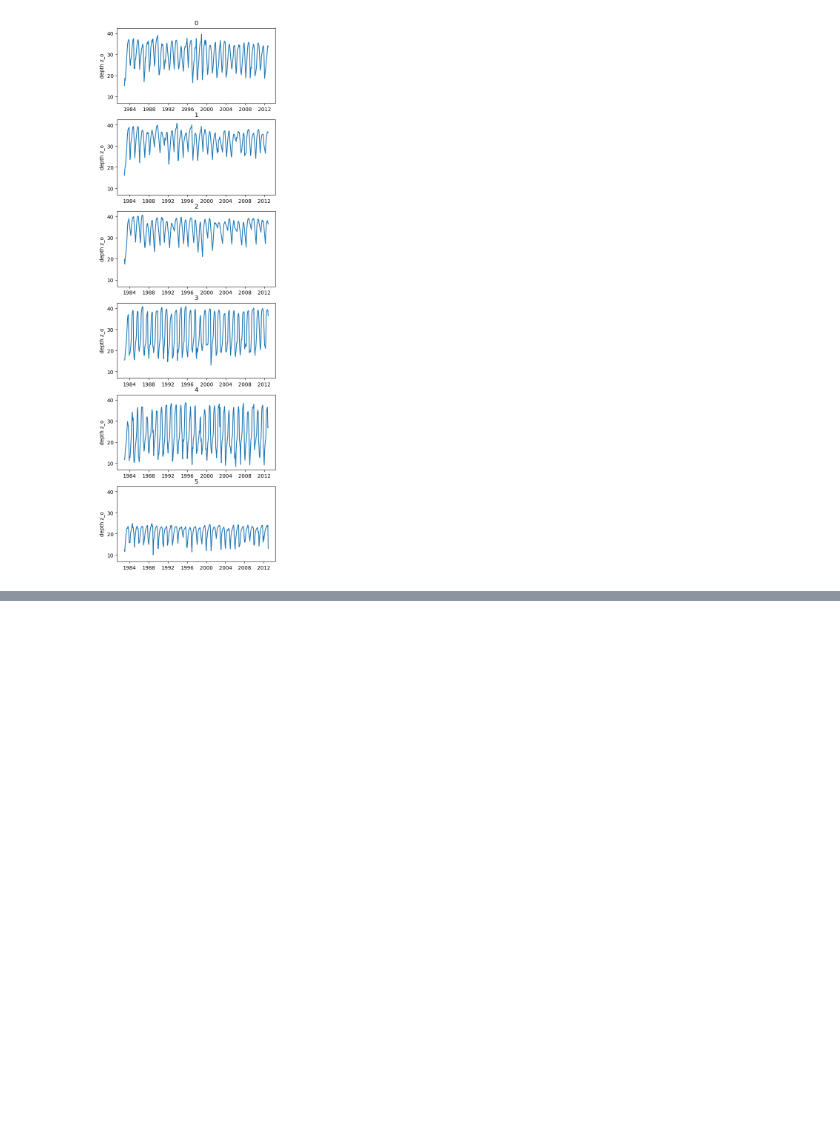
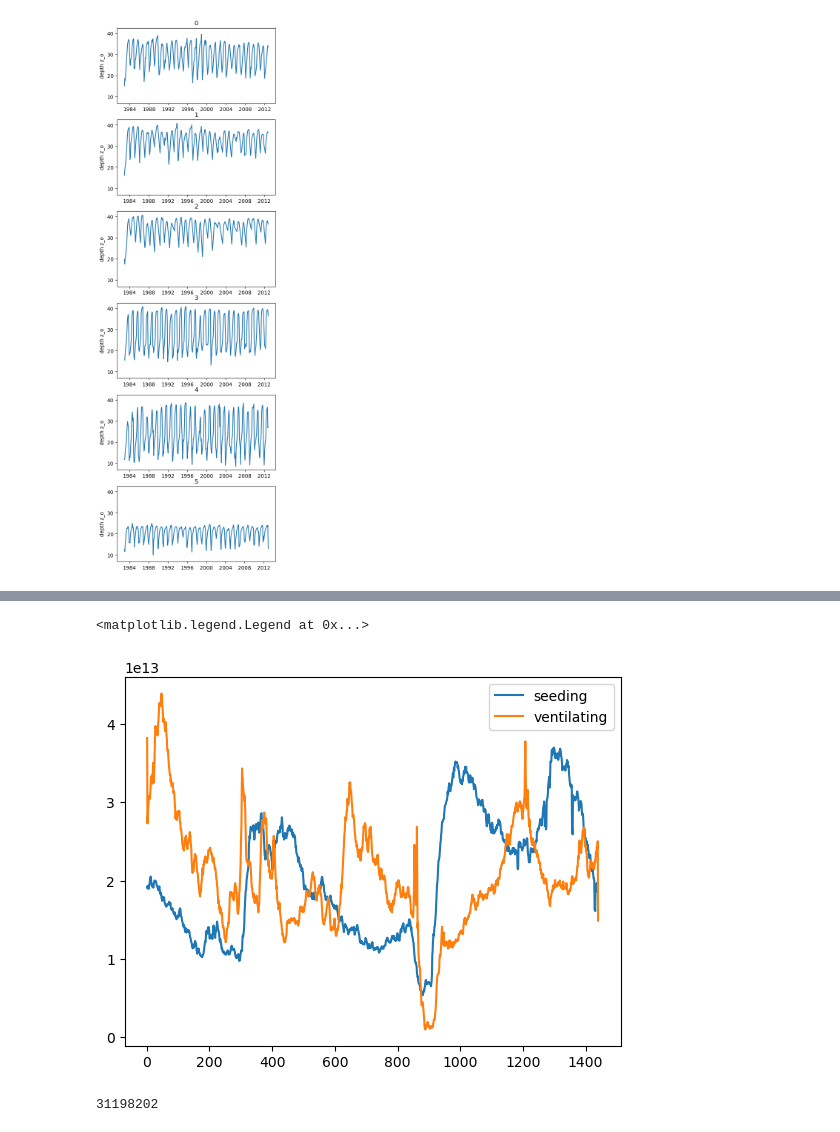
Before and after one commit to evrkin74/Forwards_Ventilation, a Jupyter notebook: code/Longitude.ipynb, the cells around one changed output, grey strips where cells are left out. Saved outputs shown, nothing was run; the diff lists cells and outputs as text; code cells hidden in the pictures; blank space fills up the shorter version.

```diff
--- a/code/Longitude.ipynb
+++ b/code/Longitude.ipynb
@@ -206,0 +234,11 @@ for bins in range(6):
+# %%
+plt.plot(vol_in.binnedx_i,vol_in.subvol_i,label='seeding')
+plt.plot(vol_out.binnedx_o,vol_out.subvol_o,label = 'ventilating')
+plt.legend()
+# %% [output]
+<matplotlib.legend.Legend at 0x...>
+[figure, added]
+# %%
+max(vol.binnedx_o)
+# %% [output]
+31198202
```
Also changed, not shown: parts of 5 cells of this notebook, 17 other files.
